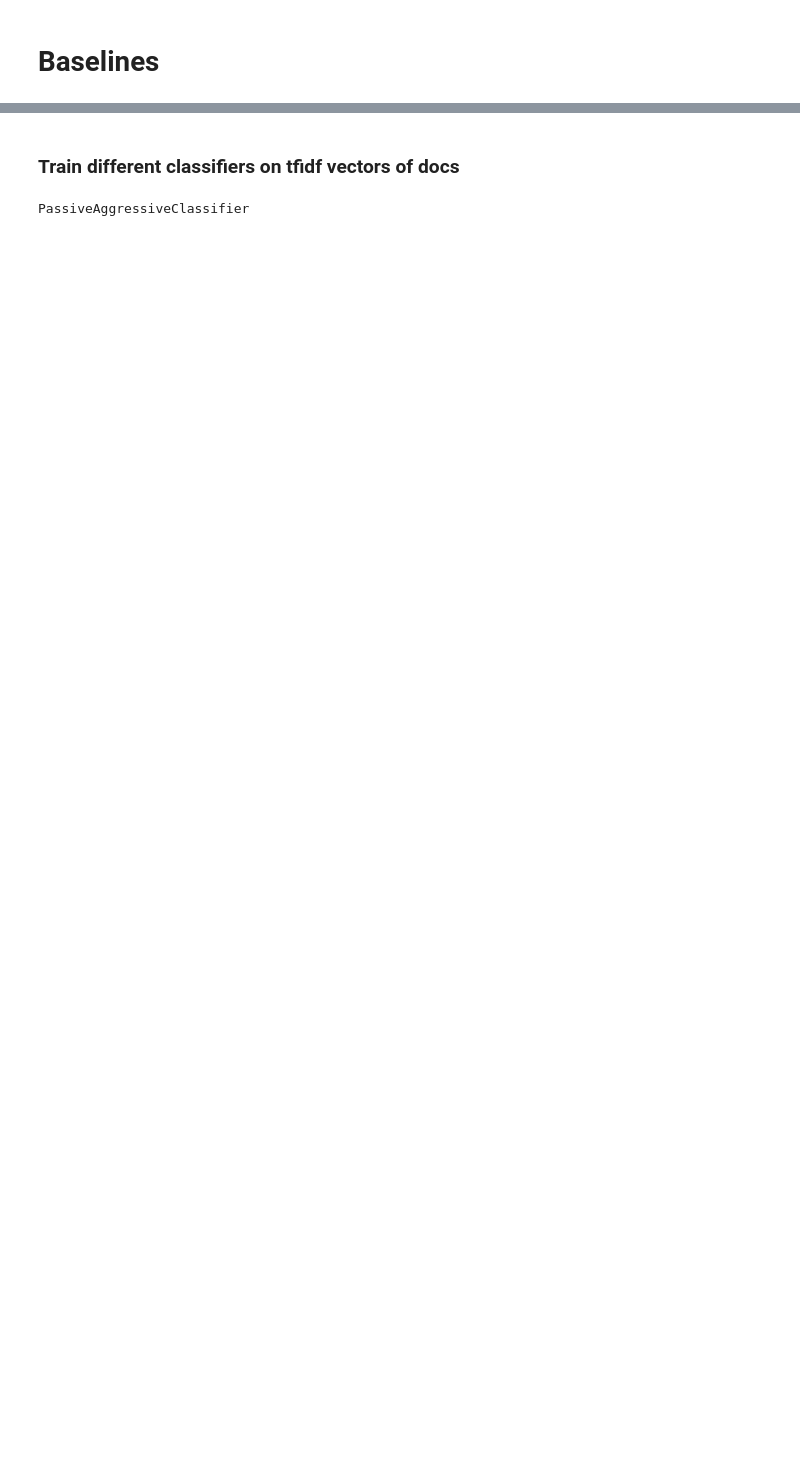
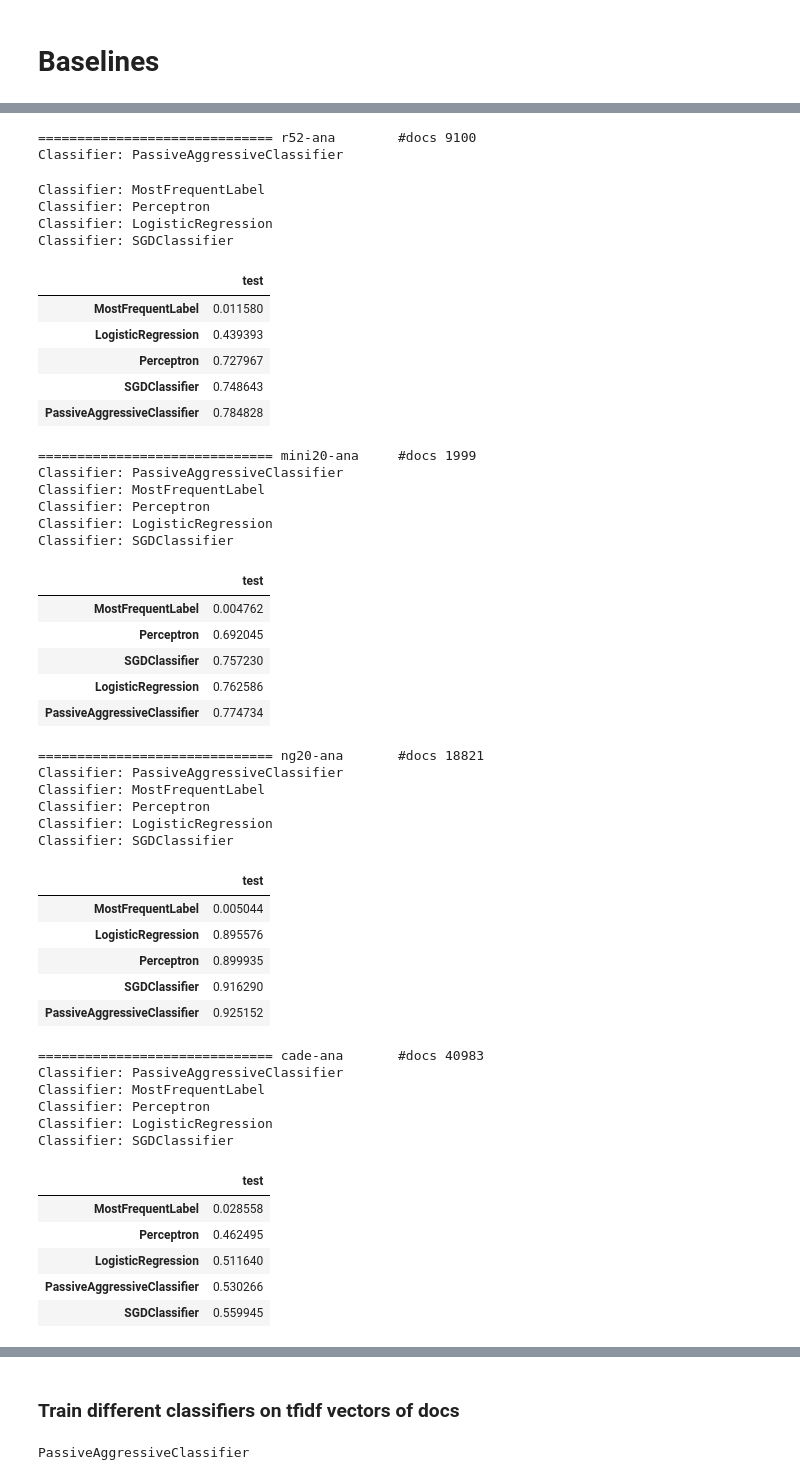
Before and after one commit to davidgengenbach/bachelor-thesis, a Jupyter notebook: code/baseline.ipynb, the cells around one changed output, grey strips where cells are left out. Drawn from its saved outputs; the diff is of its cells as text; code cells hidden in the pictures; blank space fills up the shorter version.

Commit message:
Clean-up pipeline, baseline classifiers etc.

```diff
--- a/code/baseline.ipynb
+++ b/code/baseline.ipynb
@@ -36,5 +21,0 @@ ConfigManager().update('notebook', {'limit_output': 1000});
-# %%
-ana_datasets = {dataset: dataset_helper.get_dataset_dict_preprocessed(dataset, use_cached = True) for dataset in 'cade-ana mini20-ana ng20-ana r52-ana r8-ana webkb-ana'.split()}
-X, Y, classes = ana_datasets['ng20-ana']
-# %%
-X, Y, classes = dataset_helper.get_dataset_dict_preprocessed('ng20')
@@ -48,11 +22,2 @@ Remove stopwords and vectorize with Tfidf
-# %%
-vectorizer = sklearn.feature_extraction.text.CountVectorizer(stop_words = 'english')
-vectorizer.fit(data_train_X)
-
-vectors_train = vectorizer.transform(data_train_X)
-vectors_test = vectorizer.transform(data_test_X)
-
-tfidf_transformer = sklearn.feature_extraction.text.TfidfTransformer()
-tfidf_transformer.fit(vectors_train)
-vectors_trans_train = tfidf_transformer.transform(vectors_train)
-vectors_trans_test = tfidf_transformer.transform(vectors_test)
+# %%
+datasets = dataset_helper.get_all_datasets(preprocessed = True)
@@ -58,0 +35,60 @@ vectors_trans_test = tfidf_transformer.transform(vectors_test)
+# %%
+clfs = helper.get_classifiers(iterations=10)
+
+for dataset_name, (X, Y) in datasets.items():
+    if not dataset_name.endswith('-ana'): continue
+    print('{} {:<14} #docs {}'.format('=' * 30, dataset_name, len(X)))
+    data_train_X, data_test_X, data_train_Y, data_test_Y = dataset_helper.split_dataset(X, Y)
+    vectors_trans_train, vectors_trans_test = classifier_baseline.vectorize_text(data_train_X, data_test_X)
+    results = classifier_baseline.get_predictions_for_classifiers(vectors_trans_train, vectors_trans_test, data_train_Y, data_test_Y, clfs = clfs)
+    display(pd.DataFrame(results).T.test.to_frame().sort_values('test'))
+    #print('{}>    Best for dataset: {} is classifier: {} with F1-score of {}'.format('=' * 10, dataset_name, best_clf, best_clf_score['test']))
+# %% [output]
+============================== r52-ana        #docs 9100
+Classifier: PassiveAggressiveClassifier
+Classifier: MostFrequentLabel
+Classifier: Perceptron
+Classifier: LogisticRegression
+Classifier: SGDClassifier
+|  | test |
+| MostFrequentLabel | 0.011580 |
+| LogisticRegression | 0.439393 |
+| Perceptron | 0.727967 |
+| SGDClassifier | 0.748643 |
+| PassiveAggressiveClassifier | 0.784828 |
+============================== mini20-ana     #docs 1999
+Classifier: PassiveAggressiveClassifier
+Classifier: MostFrequentLabel
+Classifier: Perceptron
+Classifier: LogisticRegression
+Classifier: SGDClassifier
+|  | test |
+| MostFrequentLabel | 0.004762 |
+| Perceptron | 0.692045 |
+| SGDClassifier | 0.757230 |
+| LogisticRegression | 0.762586 |
+| PassiveAggressiveClassifier | 0.774734 |
+============================== ng20-ana       #docs 18821
+Classifier: PassiveAggressiveClassifier
+Classifier: MostFrequentLabel
+Classifier: Perceptron
+Classifier: LogisticRegression
+Classifier: SGDClassifier
+|  | test |
+| MostFrequentLabel | 0.005044 |
+| LogisticRegression | 0.895576 |
+| Perceptron | 0.899935 |
+| SGDClassifier | 0.916290 |
+| PassiveAggressiveClassifier | 0.925152 |
+============================== cade-ana       #docs 40983
+Classifier: PassiveAggressiveClassifier
+Classifier: MostFrequentLabel
+Classifier: Perceptron
+Classifier: LogisticRegression
+Classifier: SGDClassifier
+|  | test |
+| MostFrequentLabel | 0.028558 |
+| Perceptron | 0.462495 |
+| LogisticRegression | 0.511640 |
+| PassiveAggressiveClassifier | 0.530266 |
+| SGDClassifier | 0.559945 |
```
Also changed, not shown: parts of 8 cells of this notebook, 3 other files.
